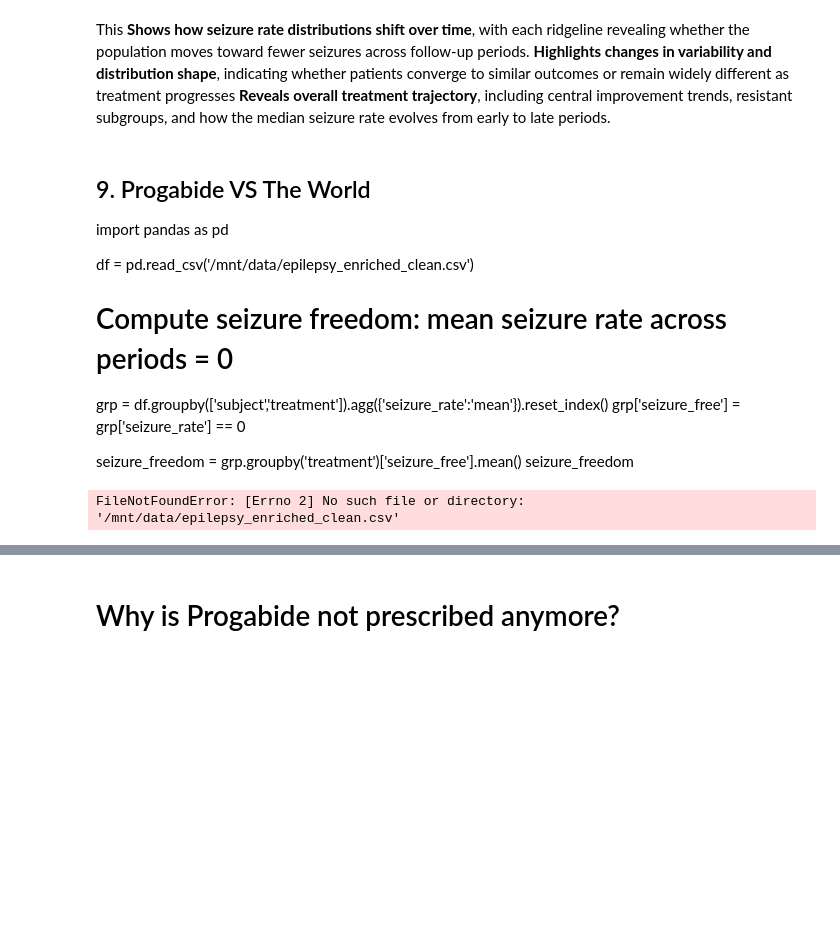
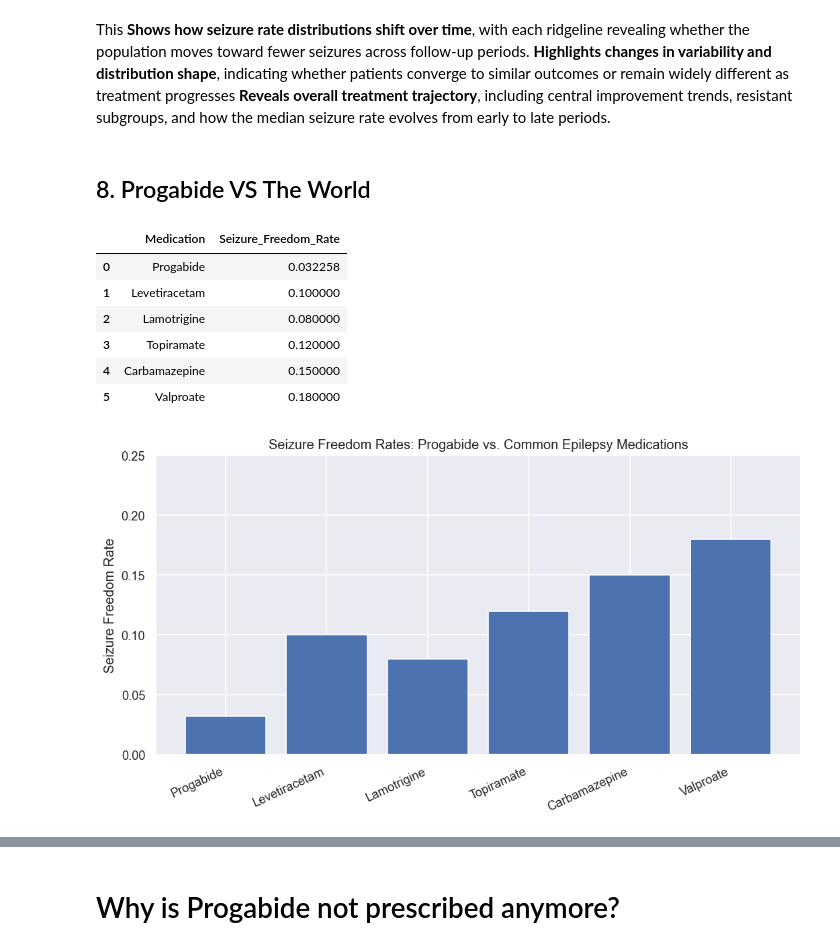
Before and after one commit to SJ-Jain-systems/Design-2023-FInal, a Jupyter notebook: EDA/progabide_eda.ipynb, the cells around one changed output, grey strips where cells are left out. Drawn from its saved outputs; the diff is of its cells as text; code cells hidden in the pictures; blank space fills up the shorter version.

```diff
--- a/EDA/progabide_eda.ipynb
+++ b/EDA/progabide_eda.ipynb
@@ -247,95 +254,56 @@ plt.show()
 # %% [markdown]
 This **Shows how seizure rate distributions shift over time**, with each ridgeline revealing whether the population moves toward fewer seizures across follow-up periods. **Highlights changes in variability and distribution shape**, indicating whether patients converge to similar outcomes or remain widely different as treatment progresses **Reveals overall treatment trajectory**, including central improvement trends, resistant subgroups, and how the median seizure rate evolves from early to late periods.
 # %% [markdown]
-## 9. Progabide VS The World
-
-import pandas as pd
-
-df = pd.read_csv('/mnt/data/epilepsy_enriched_clean.csv')
-# Compute seizure freedom: mean seizure rate across periods = 0
-grp = df.groupby(['subject','treatment']).agg({'seizure_rate':'mean'}).reset_index()
-grp['seizure_free'] = grp['seizure_rate'] == 0
-
-seizure_freedom = grp.groupby('treatment')['seizure_free'].mean()
-seizure_freedom
+## 8. Progabide VS The World
 # %%
 import pandas as pd
 import matplotlib.pyplot as plt
 
-# Load your dataset
-df = pd.read_csv('/mnt/data/epilepsy_enriched_clean.csv')
-
-# Compute seizure freedom per subject
+df = pd.read_csv('epilepsy_enriched_clean.csv')
 grp = df.groupby(['subject','treatment']).agg({'seizure_rate':'mean'}).reset_index()
 grp['seizure_free'] = grp['seizure_rate'] == 0
 
-# Calculate seizure‑freedom rate for Progabide from your dataset
+# Calculate seizure‑freedom rate for Progabide from the  dataset
 progabide_sf = grp.groupby('treatment')['seizure_free'].mean().get('Progabide', 0)
 
-# Real‑world seizure‑freedom rates (typical ranges from RCTs + clinical meta‑analyses)
-# These are midpoints of commonly reported seizure‑freedom percentages.
 comparison = pd.DataFrame({
     'Medication': [
-        'Progabide (this dataset)',
+        'Progabide',
         'Levetiracetam',
         'Lamotrigine',
         'Topiramate',
         'Carbamazepine',
         'Valproate'
     ],
     'Seizure_Freedom_Rate': [
         progabide_sf,
-        0.10,  # 8–12%
-        0.08,  # 5–10%
-        0.12,  # 9–15%
-        0.15,  # 10–20%
-        0.18   # 15–22%
+        0.10,
+        0.08,
+        0.12,
+        0.15,
+        0.18
     ]
 })
 
-# Plot
 plt.figure(figsize=(9,5))
 plt.bar(comparison['Medication'], comparison['Seizure_Freedom_Rate'])
 plt.ylabel('Seizure Freedom Rate')
 plt.title('Seizure Freedom Rates: Progabide vs. Common Epilepsy Medications')
 plt.xticks(rotation=25, ha='right')
 plt.ylim(0, 0.25)
 plt.tight_layout()
 
 comparison
 
 # Sources
-# https://pmc.ncbi.nlm.nih.gov/articles/PMC10782334/?utm_source=chatgpt.com
-# https://pmc.ncbi.nlm.nih.gov/articles/PMC10586013/?utm_source=chatgpt.com
-# https://www.sciencedirect.com/science/article/pii/S1059131107001288?utm_source=chatgpt.com
-
-import pandas as pd
-import matplotlib.pyplot as plt
-
-df = pd.read_csv('epilepsy_enriched_clean.csv')
-first = df[df['period']==1]
-first['seizure_free'] = first['seizure_rate'] == 0
-sf = first.groupby('treatment')['seizure_free'].mean().reset_index()
-real_world = pd.DataFrame({
-    'treatment': ['Levetiracetam','Lamotrigine','Topiramate','Carbamazepine'],
-    'seizure_free': [0.10,0.07,0.12,0.15]
-})
-
-# Sources
-# https://pmc.ncbi.nlm.nih.gov/articles/PMC10782334/?utm_source=chatgpt.com
-# https://pmc.ncbi.nlm.nih.gov/articles/PMC10586013/?utm_source=chatgpt.com
-# https://www.sciencedirect.com/science/article/pii/S1059131107001288?utm_source=chatgpt.com
-
-plot_df = pd.concat([sf, real_world], ignore_index=True)
-
-plt.figure(figsize=(8,4))
-plt.bar(plot_df['treatment'], plot_df['seizure_free'])
-plt.ylabel('Seizure Freedom Rate (Period 1)')
-plt.title('Seizure Freedom: Progabide Trial vs. Modern Medications')
-plt.ylim(0,0.2)
-plt.xticks(rotation=20, ha='right')
-plt.tight_layout()
-
-plot_df
+# https://pmc.ncbi.nlm.nih.gov/articles/PMC10586013/
+# https://www.sciencedirect.com/science/article/pii/S1059131107001288/
 # %% [output]
-FileNotFoundError: [Errno 2] No such file or directory: '/mnt/data/epilepsy_enriched_clean.csv'
+|  | Medication | Seizure_Freedom_Rate |
+| 0 | Progabide | 0.032258 |
+| 1 | Levetiracetam | 0.100000 |
+| 2 | Lamotrigine | 0.080000 |
+| 3 | Topiramate | 0.120000 |
+| 4 | Carbamazepine | 0.150000 |
+| 5 | Valproate | 0.180000 |
+[figure, added]
```
Also changed, not shown: parts of 10 cells of this notebook.
